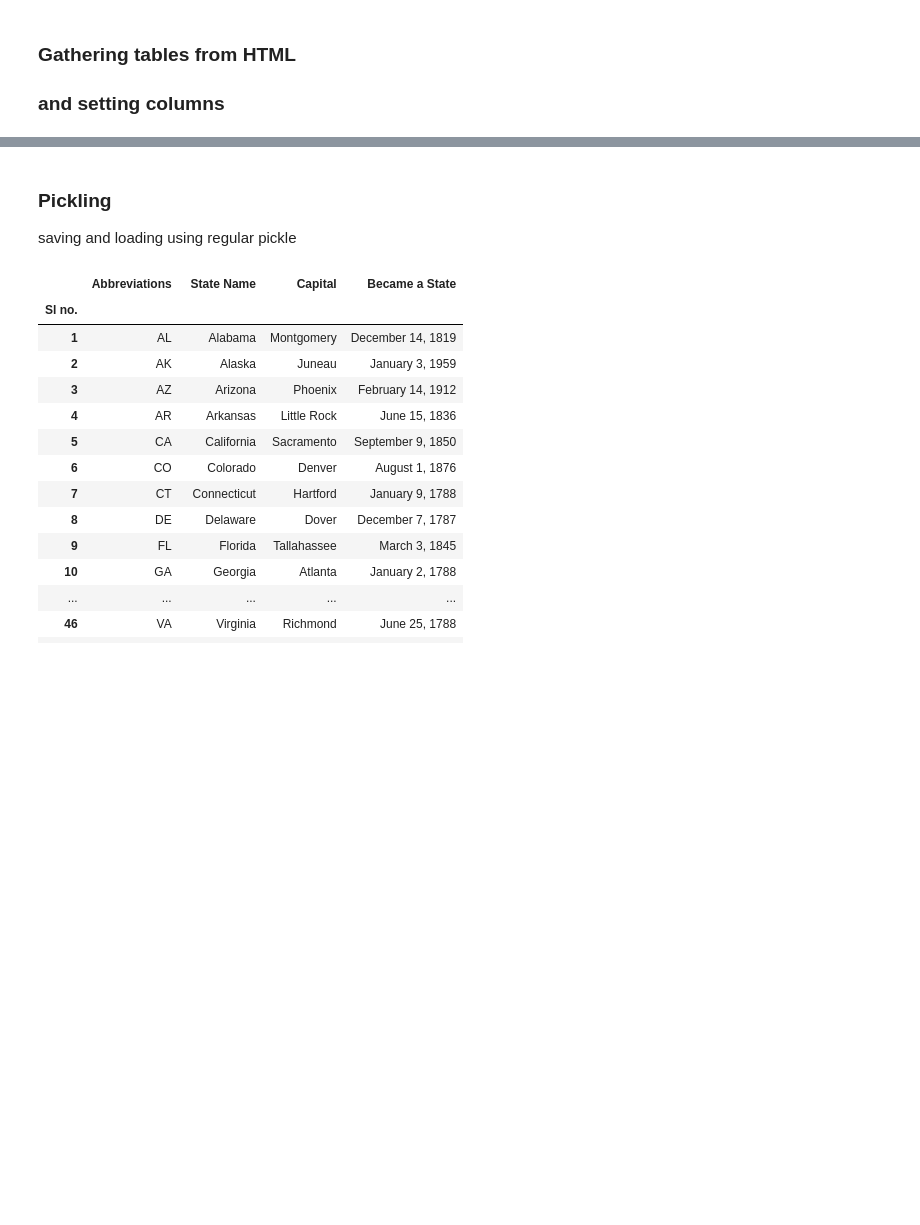
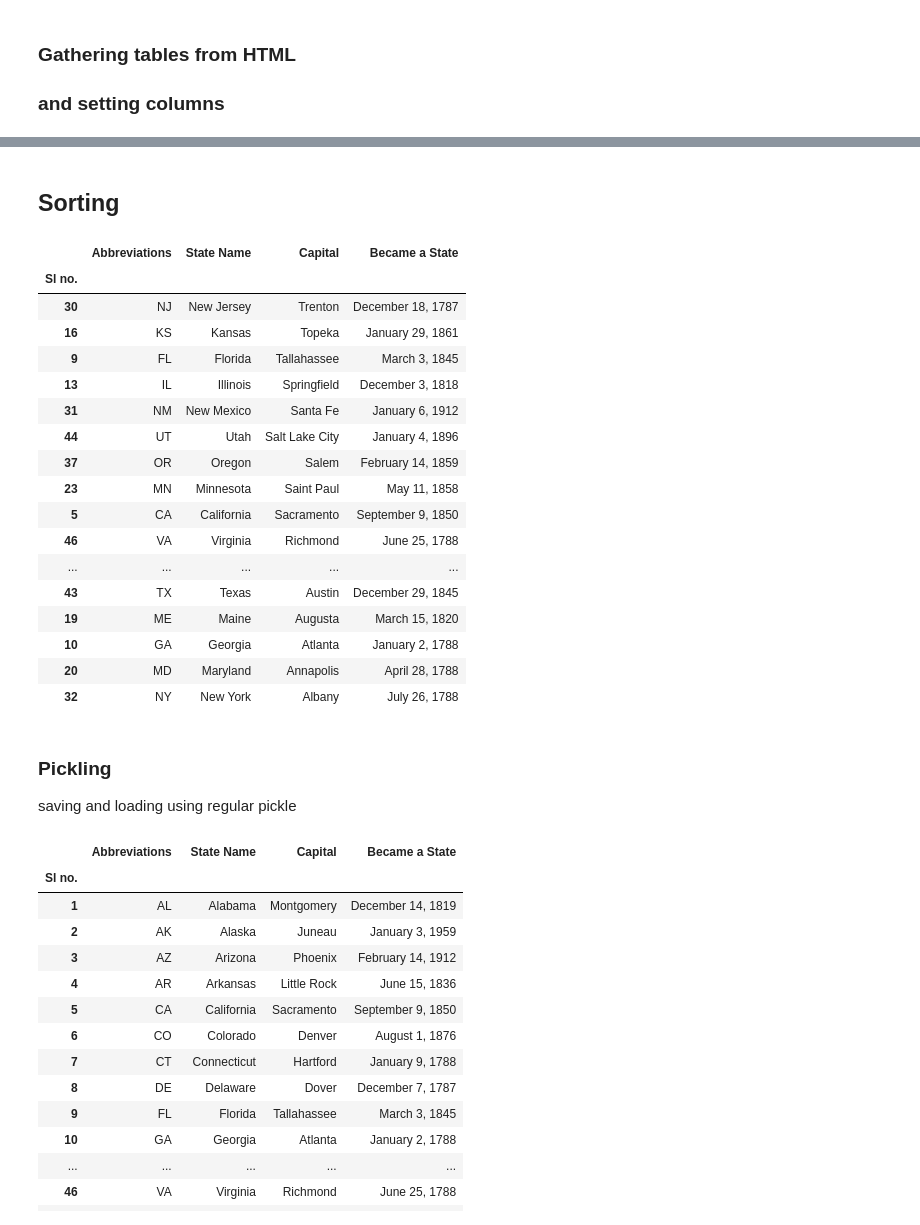
Before and after one commit to dataScientist11/panda-snippets, a Jupyter notebook: DataAnalysis2Memorize.ipynb, the cells around one changed output, grey strips where cells are left out. Cells and saved outputs as stored; diff of their text form; code cells hidden in the pictures; blank space fills up the shorter version.

```diff
--- a/DataAnalysis2Memorize.ipynb
+++ b/DataAnalysis2Memorize.ipynb
@@ -105,3 +92,27 @@ fiddy_states.set_index('Sl no.', inplace=True)
+# %% [markdown]
+## Sorting
+# %%
+fiddy_states['Capital'].sort_values(ascending=False)
+fiddy_states.sort_values(['Capital','Abbreviations'],ascending=False)
+# %% [output]
+|  | Abbreviations | State Name | Capital | Became a State |
+| Sl no. |  |  |  |  |
+| 30 | NJ | New Jersey | Trenton | December 18, 1787 |
+| 16 | KS | Kansas | Topeka | January 29, 1861 |
+| 9 | FL | Florida | Tallahassee | March 3, 1845 |
+| 13 | IL | Illinois | Springfield | December 3, 1818 |
+| 31 | NM | New Mexico | Santa Fe | January 6, 1912 |
+| 44 | UT | Utah | Salt Lake City | January 4, 1896 |
+| 37 | OR | Oregon | Salem | February 14, 1859 |
+| 23 | MN | Minnesota | Saint Paul | May 11, 1858 |
+| 5 | CA | California | Sacramento | September 9, 1850 |
+| 46 | VA | Virginia | Richmond | June 25, 1788 |
+| ... | ... | ... | ... | ... |
+| 43 | TX | Texas | Austin | December 29, 1845 |
+| 19 | ME | Maine | Augusta | March 15, 1820 |
+| 10 | GA | Georgia | Atlanta | January 2, 1788 |
+| 20 | MD | Maryland | Annapolis | April 28, 1788 |
+| 32 | NY | New York | Albany | July 26, 1788 |
 # %% [markdown]
 ### Pickling
 saving and loading using regular pickle
```
Also changed, not shown: parts of 2 cells of this notebook, 1 other file.
